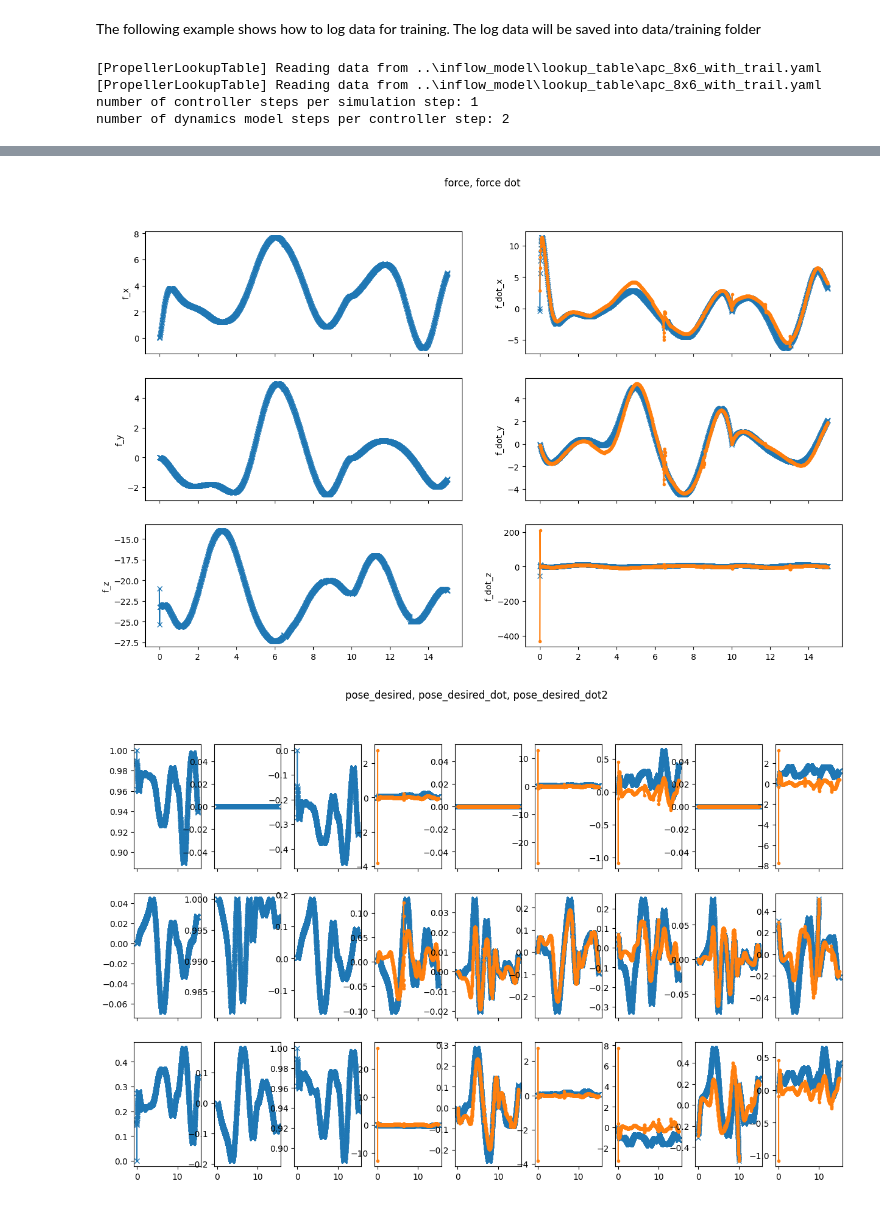
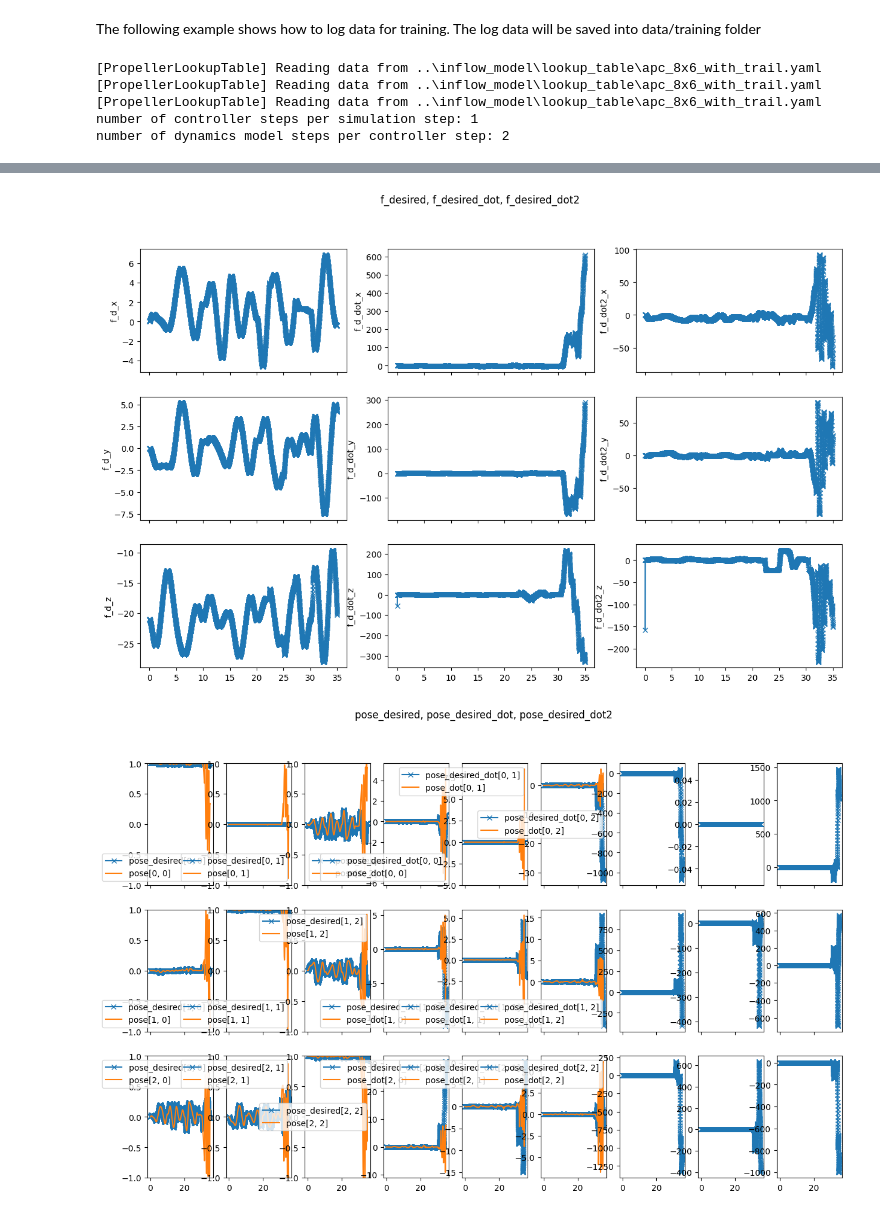
Before and after one commit to zzzzzzhym/DroneSimulator, a Jupyter notebook: simulation/simulation_user_guide.ipynb, the cells around one changed output, grey strips where cells are left out. Saved outputs shown, nothing was run; the diff lists cells and outputs as text; code cells hidden in the pictures.

```diff
--- a/simulation/simulation_user_guide.ipynb
+++ b/simulation/simulation_user_guide.ipynb
@@ -5,6 +5,7 @@ The following example shows how to log data for training. The log data will be s
 import matplotlib.pyplot as plt
 import sys
 import os
+import numpy as np
 
 # Get the current directory of the notebook
 notebook_dir = os.getcwd()
@@ -15,15 +16,29 @@ if parent_dir not in sys.path:
     sys.path.append(parent_dir)
 
 import manager
+import drone.trajectory
+import drone.disturbance_model
 
 plt.rcParams['figure.figsize'] = [15, 9]
+
+wall_distance = 10
+# wall_distance = 0.5
+wind_speed_x = -0.0
+wind_speed_y = 0.0
+
 sim_test = manager.Manager()
-sim_test.set_up()
-sim_test.run(15.0)
+model = drone.disturbance_model.WindEffectNearWall(wall_origin=np.array([-wall_distance, 0, 0]),
+                                                    u_free = np.array([wind_speed_x, wind_speed_y, 0.0]))
+# model = drone.disturbance_model.Free()    # debug only
+trajectory=drone.trajectory.RandomWaypointsInConstrainedSpace(200, False)
+sim_test.set_up(disturbance_model=model, trajectory=trajectory)
+
+sim_test.run(35.0)
 # sim_test.save_result('test')
 sim_test.plot()
 plt.show()
 # %% [output]
+[PropellerLookupTable] Reading data from ..\inflow_model\lookup_table\apc_8x6_with_trail.yaml
 [PropellerLookupTable] Reading data from ..\inflow_model\lookup_table\apc_8x6_with_trail.yaml
 [PropellerLookupTable] Reading data from ..\inflow_model\lookup_table\apc_8x6_with_trail.yaml
 number of controller steps per simulation step: 1
@@ -36,2 +68,2 @@ number of dynamics model steps per controller step: 2
-[figure, old version]
+[figure, new version]
-[figure, old version]
+[figure, new version]
```
Also changed, not shown: parts of 3 cells of this notebook, 22 other files.
